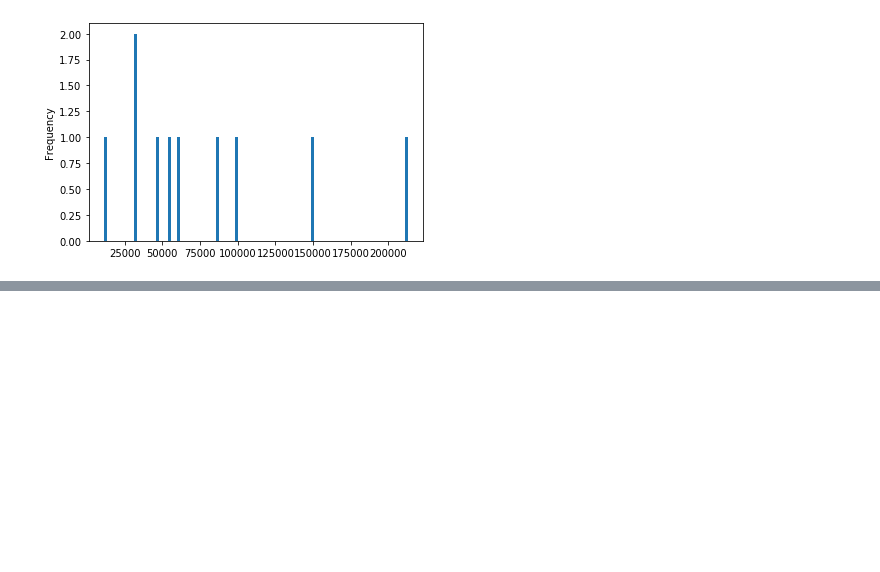
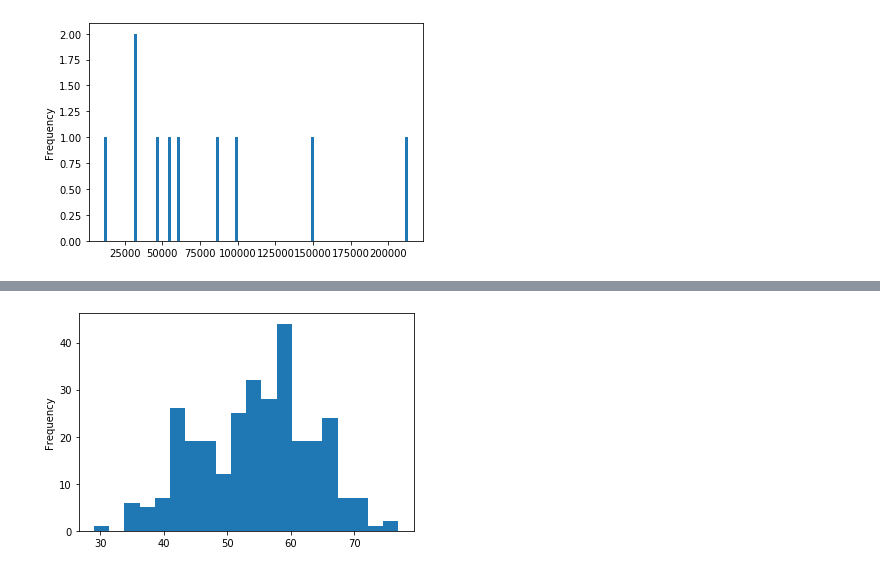
Before and after one commit to pottekkat/matplotlib-basics, a Jupyter notebook: Matplotlib.ipynb, the cells around one changed output, grey strips where cells are left out. Saved outputs shown, nothing was run; the diff lists cells and outputs as text; code cells hidden in the pictures; blank space fills up the shorter version.

```diff
--- a/Matplotlib.ipynb
+++ b/Matplotlib.ipynb
@@ -310,0 +334,4 @@ carSales["Odometer (KM)"].plot.hist(bins=100);
+# %%
+heartDisease["age"].plot.hist(bins=20);
+# %% [output]
+[figure, added]
```
Also changed, not shown: parts of 32 cells of this notebook, 1 other file.
